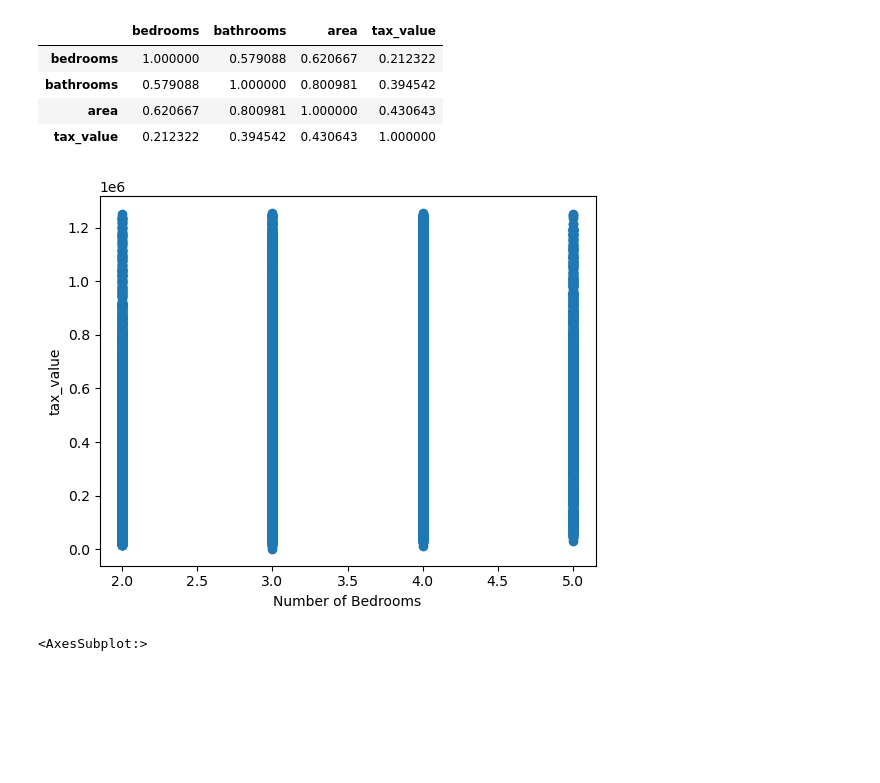
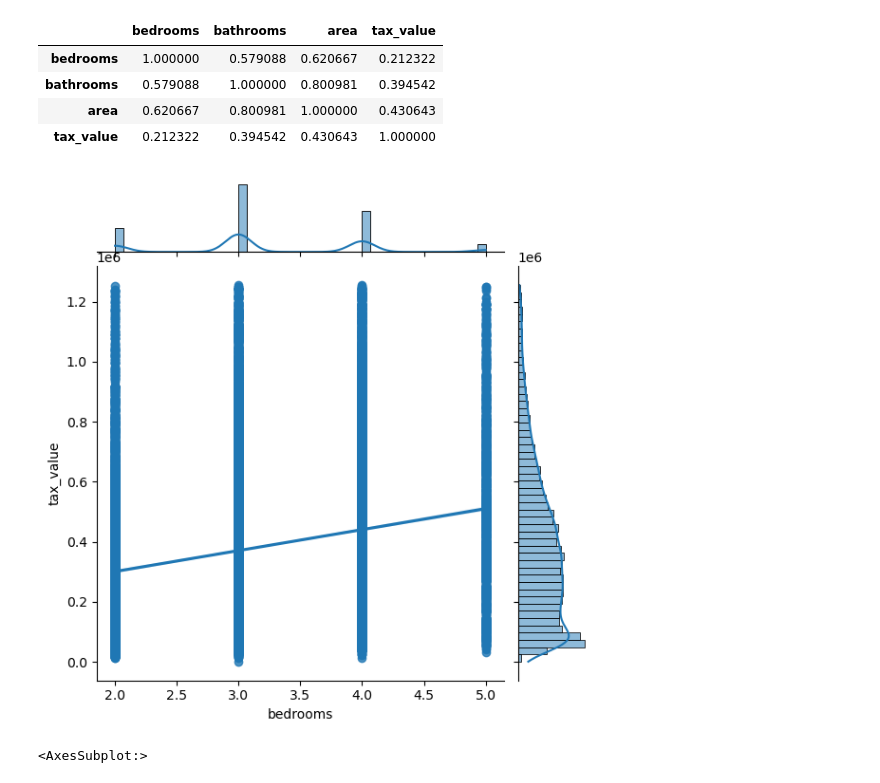
Before and after one commit to Jburch01/regression_project, a Jupyter notebook: explore.ipynb, the cells around one changed output. Drawn from its saved outputs; the diff is of its cells as text; code cells hidden in the pictures; blank space fills up the shorter version.

```diff
--- a/explore.ipynb
+++ b/explore.ipynb
@@ -90,12 +90,15 @@ corr
 | area | 0.620667 | 0.800981 | 1.000000 | 0.430643 |
 | tax_value | 0.212322 | 0.394542 | 0.430643 | 1.000000 |
 # %%
-plt.scatter(train.bedrooms, train.tax_value)
+sns.jointplot(data=train,
+              x='bedrooms',
+              y='tax_value',
+             kind='reg')
 plt.xlabel("Number of Bedrooms")
 plt.ylabel("tax_value")
 plt.show()
 # %% [output]
-[figure, old version]
+[figure, new version]
 # %%
 sns.heatmap(corr,
            cmap='Purples',
```
Also changed, not shown: parts of 1 cell of this notebook.
